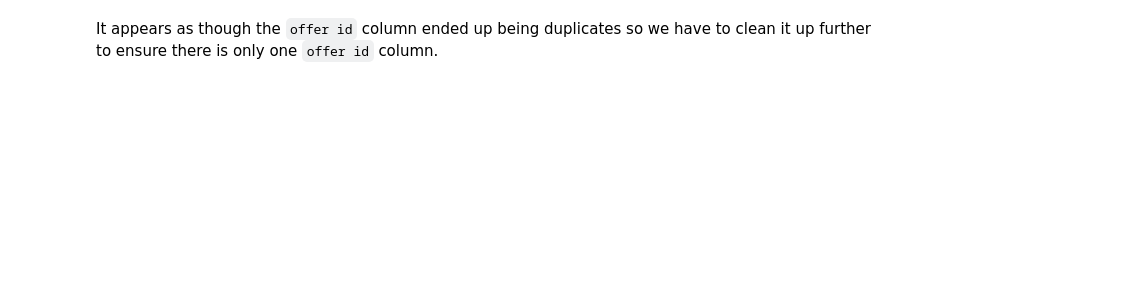
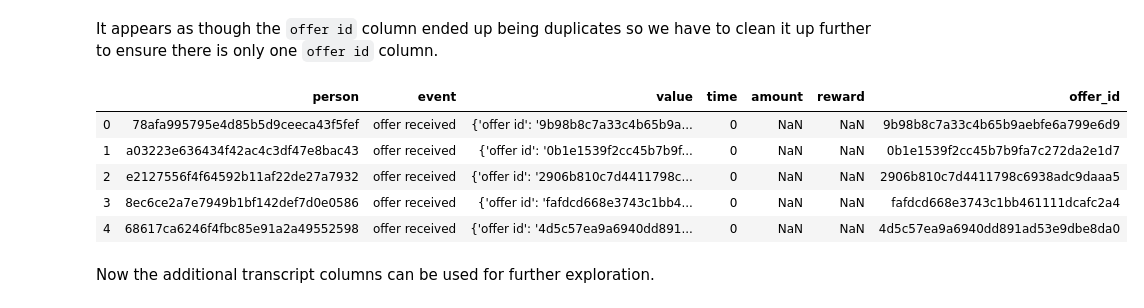
Before and after one commit to kaish114/UdacityDataScientistCapstone-DSND, a Jupyter notebook: Starbucks Capstone Challenge - Using Starbucks app user data to predict effective offers.ipynb, the cells around one changed output. Cells and saved outputs as stored; diff of their text form; code cells hidden in the pictures; blank space fills up the shorter version.

Commit message:
Data exploration done

```diff
--- a/Starbucks Capstone Challenge - Using Starbucks app user data to predict effective offers.ipynb
+++ b/Starbucks Capstone Challenge - Using Starbucks app user data to predict effective offers.ipynb
@@ -260,2 +267,22 @@ transcript.head()
 # %% [markdown]
 It appears as though the `offer id` column ended up being duplicates so we have to clean it up further to ensure there is only one `offer id` column.
+# %%
+#create new column to ensure only one offer_id column
+transcript['offer_id_new']=np.where(transcript['offer id'].isnull() & transcript['offer_id'].notnull(),transcript['offer_id'],transcript['offer id'])
+
+#drop unnecessary offer_id columns
+transcript.drop(['offer id','offer_id'],axis=1,inplace=True)
+
+#rename offer_id column
+transcript.rename(columns={'offer_id_new':'offer_id'},inplace=True)
+# %%
+transcript.head()
+# %% [output]
+|  | person | event | value | time | amount | reward | offer_id |
+| 0 | 78afa995795e4d85b5d9ceeca43f5fef | offer received | {'offer id': '9b98b8c7a33c4b65b9a... | 0 | NaN | NaN | 9b98b8c7a33c4b65b9aebfe6a799e6d9 |
+| 1 | a03223e636434f42ac4c3df47e8bac43 | offer received | {'offer id': '0b1e1539f2cc45b7b9f... | 0 | NaN | NaN | 0b1e1539f2cc45b7b9fa7c272da2e1d7 |
+| 2 | e2127556f4f64592b11af22de27a7932 | offer received | {'offer id': '2906b810c7d4411798c... | 0 | NaN | NaN | 2906b810c7d4411798c6938adc9daaa5 |
+| 3 | 8ec6ce2a7e7949b1bf142def7d0e0586 | offer received | {'offer id': 'fafdcd668e3743c1bb4... | 0 | NaN | NaN | fafdcd668e3743c1bb461111dcafc2a4 |
+| 4 | 68617ca6246f4fbc85e91a2a49552598 | offer received | {'offer id': '4d5c57ea9a6940dd891... | 0 | NaN | NaN | 4d5c57ea9a6940dd891ad53e9dbe8da0 |
+# %% [markdown]
+Now the additional transcript columns can be used for further exploration.
```
Also changed, not shown: parts of 5 cells of this notebook.
